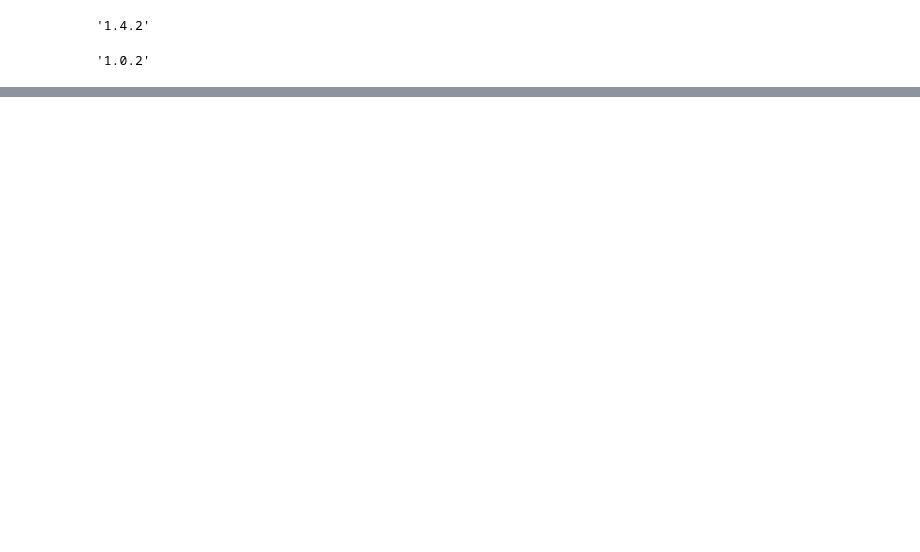
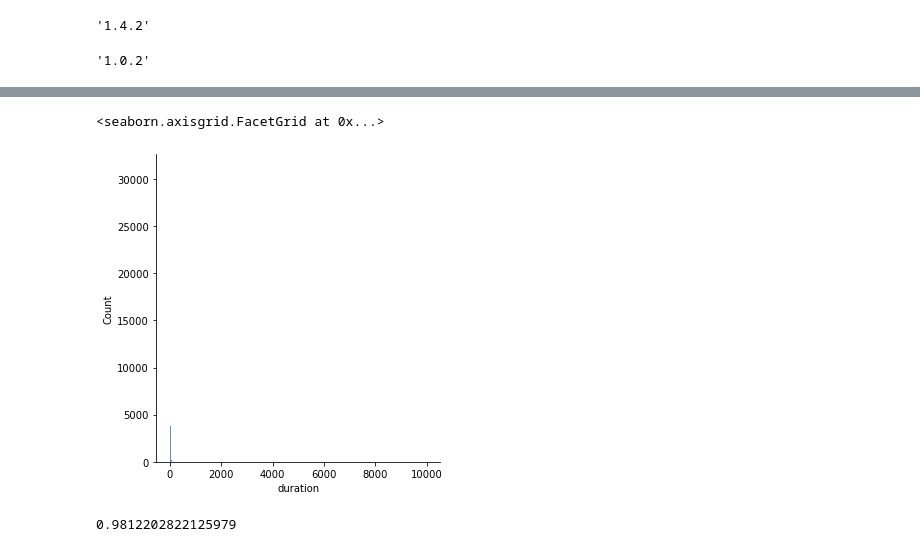
Before and after one commit to chandan0815/mlops_zoomcamp, a Jupyter notebook: 01-intro/homework1.ipynb, the cells around one changed output, grey strips where cells are left out. Drawn from its saved outputs; the diff is of its cells as text; code cells hidden in the pictures; blank space fills up the shorter version.

```diff
--- a/01-intro/homework1.ipynb
+++ b/01-intro/homework1.ipynb
@@ -33,0 +66,4 @@ df.head()
+# %%
+df_jan23['duration'] = df_jan23['tpep_dropoff_datetime'] - df_jan23['tpep_pickup_datetime']
+df_jan23['duration'] = df_jan23.duration.dt.total_seconds() / 60  # in minutes
+df_jan23.head()
@@ -33,0 +94,13 @@ df.head()
+# %%
+sns.displot(df_jan23.duration)  #Long tail
+# %% [output]
+<seaborn.axisgrid.FacetGrid at 0x...>
+[figure, added]
+# %%
+df_jan23_cnt_prev = df_jan23.shape[0]
+df_jan23 = df_jan23[(df_jan23['duration']>=1) & (df_jan23['duration']<=60)]
+df_jan23_cnt_new = df_jan23.shape[0]
+fraction_left = df_jan23_cnt_new / df_jan23_cnt_prev
+fraction_left # 0.9812202822125979
+# %% [output]
+0.9812202822125979
```
Also changed, not shown: parts of 9 cells of this notebook, 2 other files.
